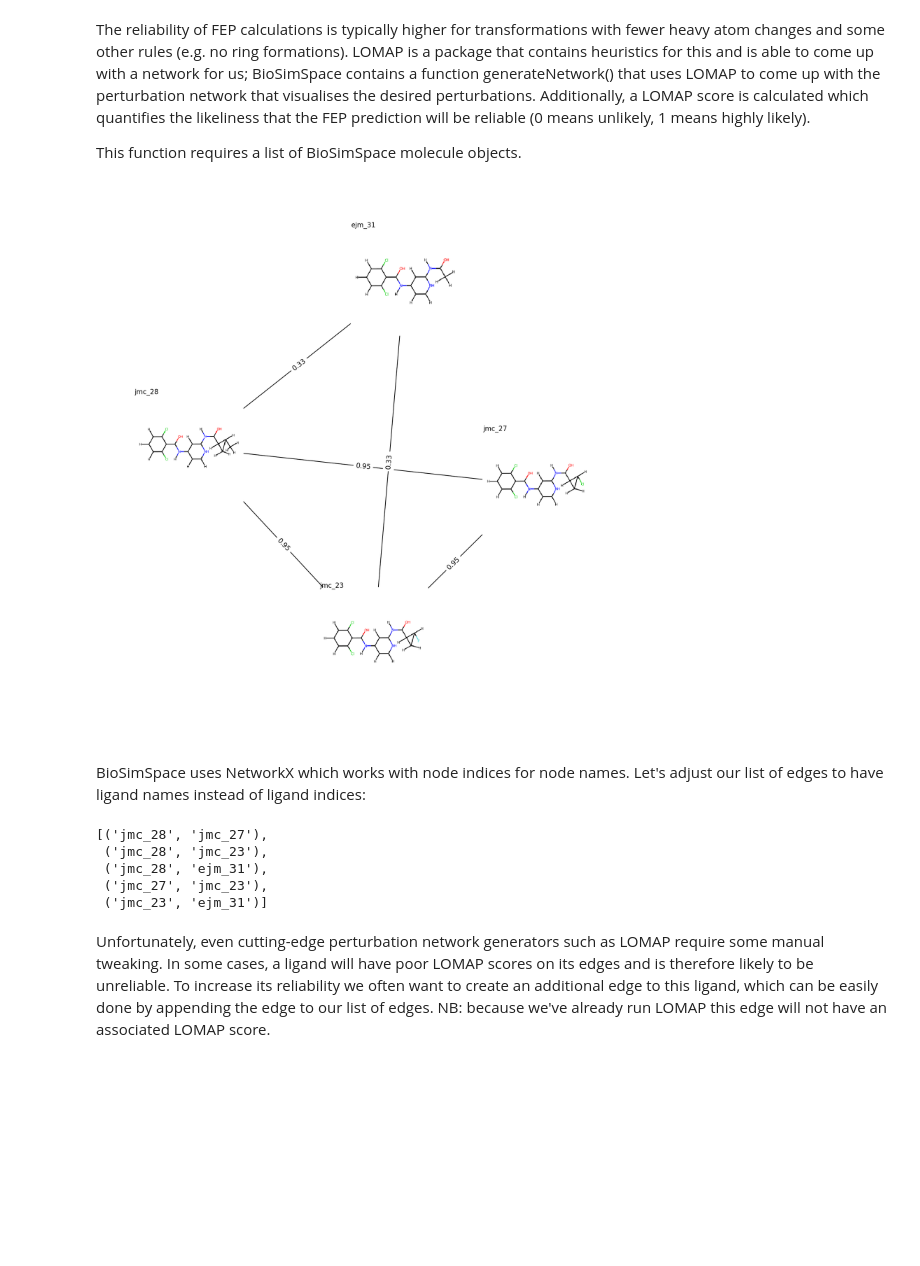
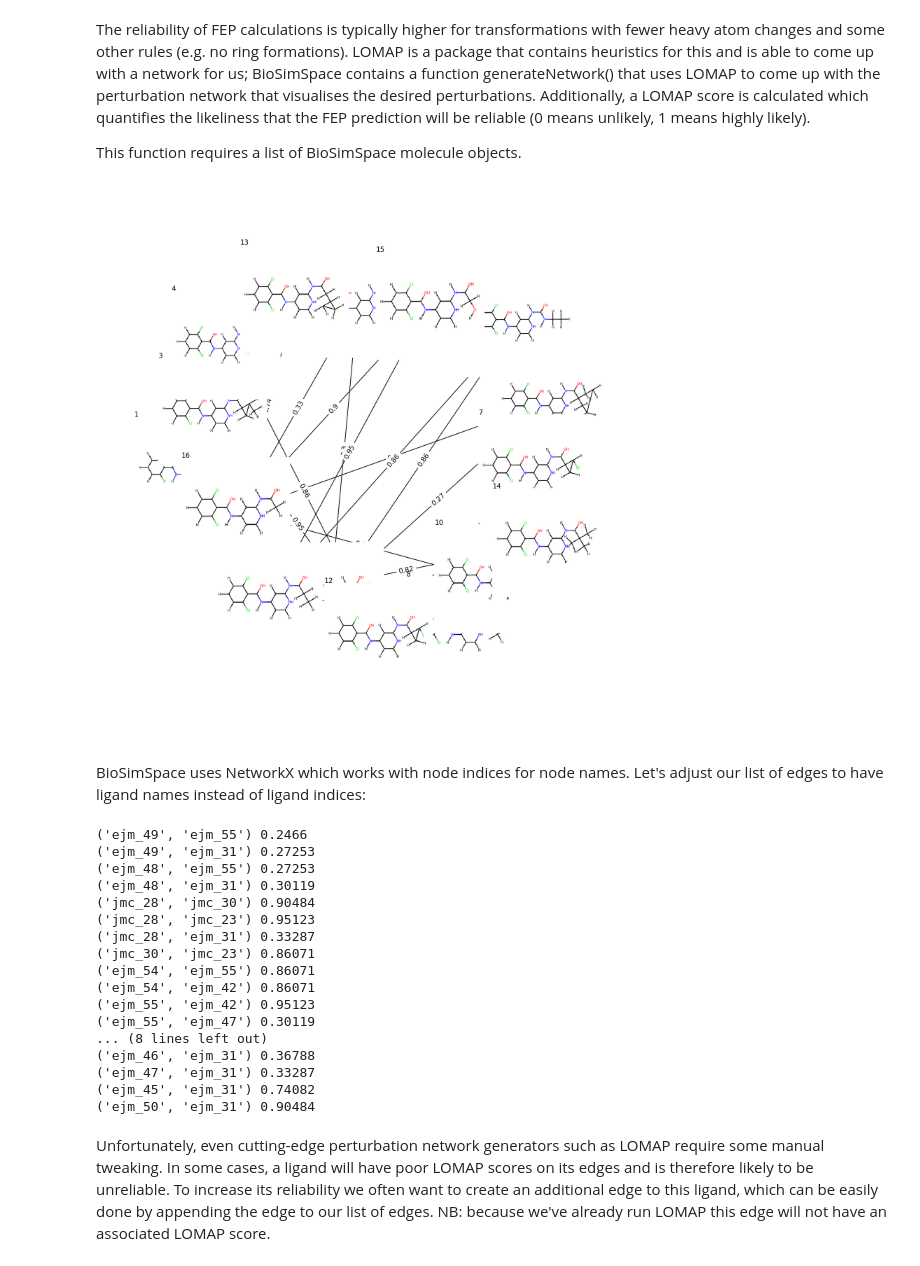
Before and after one commit to michellab/BioSimSpaceTutorials, a Jupyter notebook: 03_fep/setup_fep.ipynb, the cells around one changed output. Cells and saved outputs as stored; diff of their text form; code cells hidden in the pictures; blank space fills up the shorter version.

```diff
--- a/03_fep/setup_fep.ipynb
+++ b/03_fep/setup_fep.ipynb
@@ -17,7 +17,7 @@ the environment variable SIRE_SILENT_PHONEHOME to 1.
 # %% [markdown]
 ### Variables
 # %%
-path_to_ligands = "inputs/ligands/"
+path_to_ligands = "inputs/ligands"
 path_to_protein = "inputs/protein/tyk2"
 # %% [markdown]
 ## 1. With our collection of ligands, figure out which perturbations we should run.
@@ -26,32 +26,45 @@ The reliability of FEP calculations is typically higher for transformations with
 
 This function requires a list of BioSimSpace molecule objects.
 # %%
-ligand_files = glob.glob("{}*.pdb".format(path_to_ligands))
+ligand_files = glob.glob("{}/*.pdb".format(path_to_ligands))
 
 ligands = []
 ligand_names = []
 
 for filepath in ligand_files:
     # append the molecule object to a list.
     ligands.append(BSS.IO.readPDB(filepath)[0])
 
     # append the molecule name to another list so that we can show the name in our network.
     ligand_names.append(filepath.split("/")[-1].replace(".pdb",""))
 
-edges, lomap_scores = BSS.Align.generateNetwork(ligands, names=ligand_names)
+tranformations, lomap_scores = BSS.Align.generateNetwork(ligands)
 # %% [output]
-[figure, old version]
+[figure, new version]
 # %% [markdown]
 BioSimSpace uses NetworkX which works with node indices for node names. Let's adjust our list of edges to have ligand names instead of ligand indices:
-# %%
-edges_n = [(ligand_names[edge[0]], ligand_names[edge[1]]) for edge in edges]
-edges_n
-# %% [output]
-[('jmc_28', 'jmc_27'),
- ('jmc_28', 'jmc_23'),
- ('jmc_28', 'ejm_31'),
- ('jmc_27', 'jmc_23'),
- ('jmc_23', 'ejm_31')]
+# %%
+transformations_named = [(ligand_names[transf[0]], ligand_names[transf[1]]) for transf in tranformations]
+for transf, score in zip(transformations_named, lomap_scores):
+    print(transf, score)
+# %% [output]
+('ejm_49', 'ejm_55') 0.2466
+('ejm_49', 'ejm_31') 0.27253
+('ejm_48', 'ejm_55') 0.27253
+('ejm_48', 'ejm_31') 0.30119
+('jmc_28', 'jmc_30') 0.90484
+('jmc_28', 'jmc_23') 0.95123
+('jmc_28', 'ejm_31') 0.33287
+('jmc_30', 'jmc_23') 0.86071
+('ejm_54', 'ejm_55') 0.86071
+('ejm_54', 'ejm_42') 0.86071
+('ejm_55', 'ejm_42') 0.95123
+('ejm_55', 'ejm_47') 0.30119
+... (8 lines left out)
+('ejm_46', 'ejm_31') 0.36788
+('ejm_47', 'ejm_31') 0.33287
+('ejm_45', 'ejm_31') 0.74082
+('ejm_50', 'ejm_31') 0.90484
 # %% [markdown]
 Unfortunately, even cutting-edge perturbation network generators such as LOMAP require some manual tweaking. In some cases, a ligand will have poor LOMAP scores on its edges and is therefore likely to be unreliable. To increase its reliability we often want to create an additional edge to this ligand, which can be easily done by appending the edge to our list of edges.
 NB: because we've already run LOMAP this edge will not have an associated LOMAP score.
```
Also changed, not shown: parts of 7 cells of this notebook, 6 other files.
